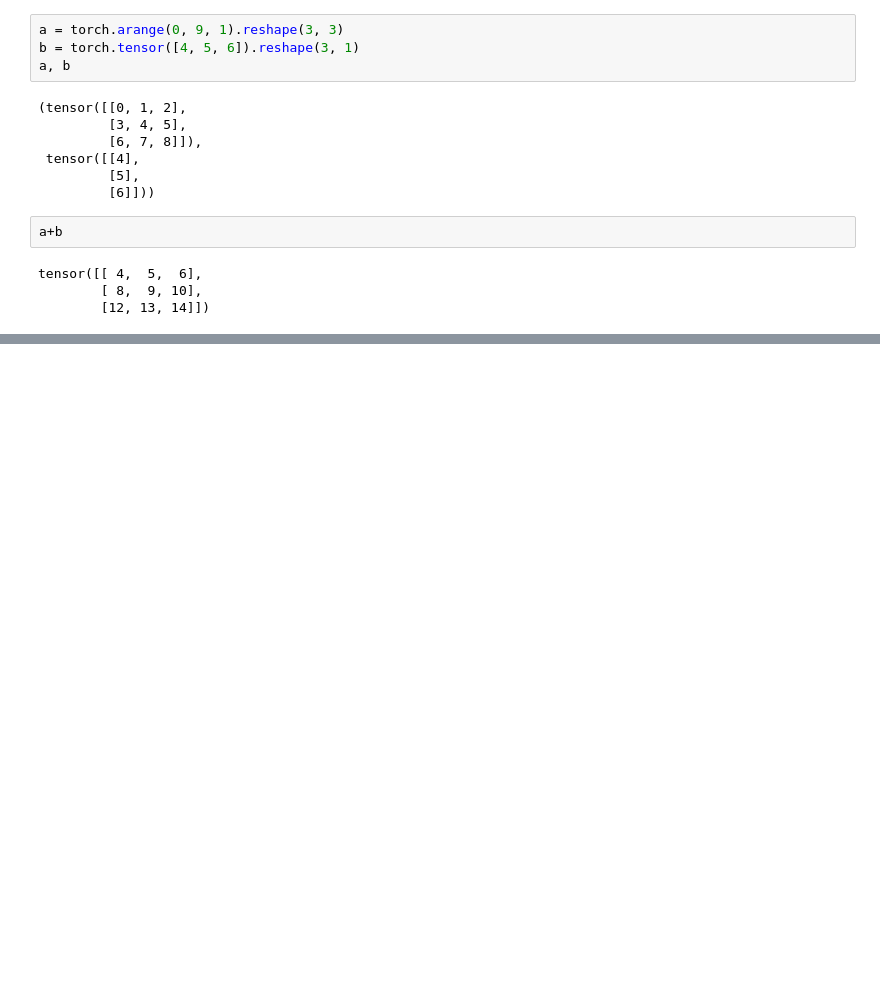
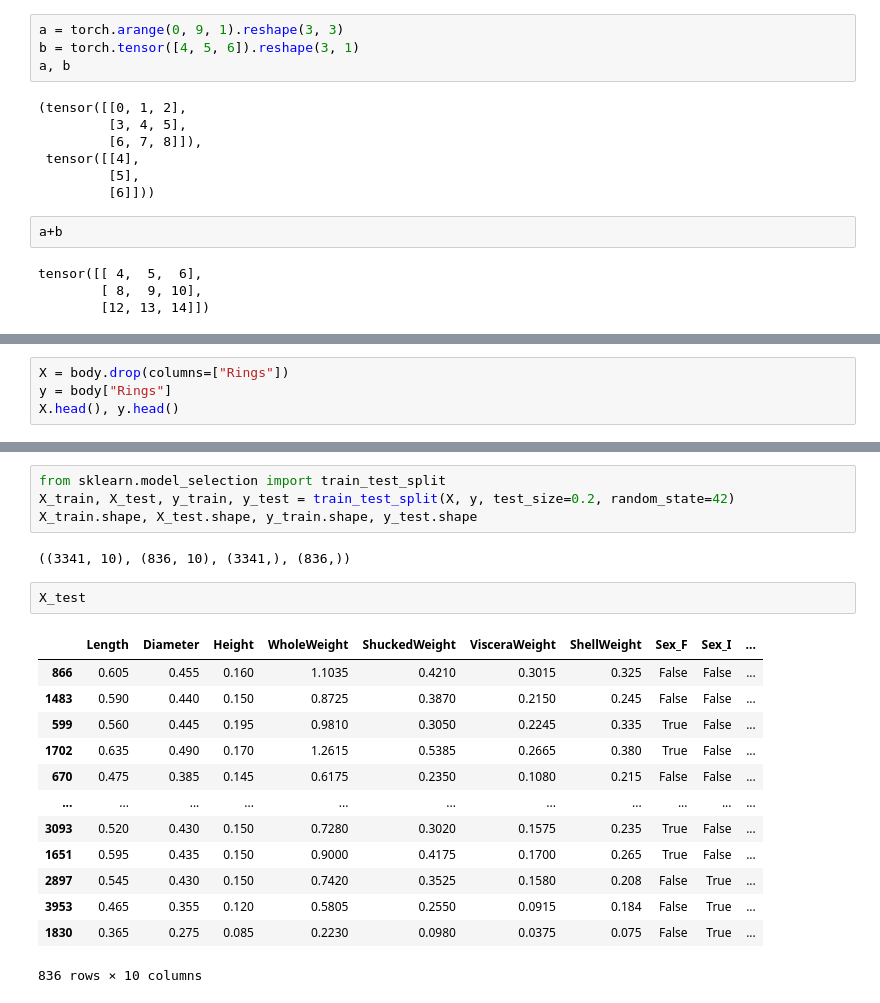
Before and after one commit to sudipnext/DiveIntoDeepLearningNotes, a Jupyter notebook: Chapter2.ipynb, the cells around one changed output, grey strips where cells are left out. Drawn from its saved outputs; the diff is of its cells as text; blank space fills up the shorter version.

```diff
--- a/Chapter2.ipynb
+++ b/Chapter2.ipynb
@@ -253,0 +370,4 @@ tensor([[ 4,  5,  6],
+# %%
+X = body.drop(columns=["Rings"])
+y = body["Rings"]
+X.head(), y.head()
@@ -253,0 +394,22 @@ tensor([[ 4,  5,  6],
+# %%
+from sklearn.model_selection import train_test_split
+X_train, X_test, y_train, y_test = train_test_split(X, y, test_size=0.2, random_state=42)
+X_train.shape, X_test.shape, y_train.shape, y_test.shape
+# %% [output]
+((3341, 10), (836, 10), (3341,), (836,))
+# %%
+X_test
+# %% [output]
+|  | Length | Diameter | Height | WholeWeight | ShuckedWeight | VisceraWeight | ShellWeight | Sex_F | Sex_I | ... |
+| 866 | 0.605 | 0.455 | 0.160 | 1.1035 | 0.4210 | 0.3015 | 0.325 | False | False | ... |
+| 1483 | 0.590 | 0.440 | 0.150 | 0.8725 | 0.3870 | 0.2150 | 0.245 | False | False | ... |
+| 599 | 0.560 | 0.445 | 0.195 | 0.9810 | 0.3050 | 0.2245 | 0.335 | True | False | ... |
+| 1702 | 0.635 | 0.490 | 0.170 | 1.2615 | 0.5385 | 0.2665 | 0.380 | True | False | ... |
+| 670 | 0.475 | 0.385 | 0.145 | 0.6175 | 0.2350 | 0.1080 | 0.215 | False | False | ... |
+| ... | ... | ... | ... | ... | ... | ... | ... | ... | ... | ... |
+| 3093 | 0.520 | 0.430 | 0.150 | 0.7280 | 0.3020 | 0.1575 | 0.235 | True | False | ... |
+| 1651 | 0.595 | 0.435 | 0.150 | 0.9000 | 0.4175 | 0.1700 | 0.265 | True | False | ... |
+| 2897 | 0.545 | 0.430 | 0.150 | 0.7420 | 0.3525 | 0.1580 | 0.208 | False | True | ... |
+| 3953 | 0.465 | 0.355 | 0.120 | 0.5805 | 0.2550 | 0.0915 | 0.184 | False | True | ... |
+| 1830 | 0.365 | 0.275 | 0.085 | 0.2230 | 0.0980 | 0.0375 | 0.075 | False | True | ... |
+836 rows × 10 columns
```
Also changed, not shown: parts of 34 cells of this notebook, 14 other files.
